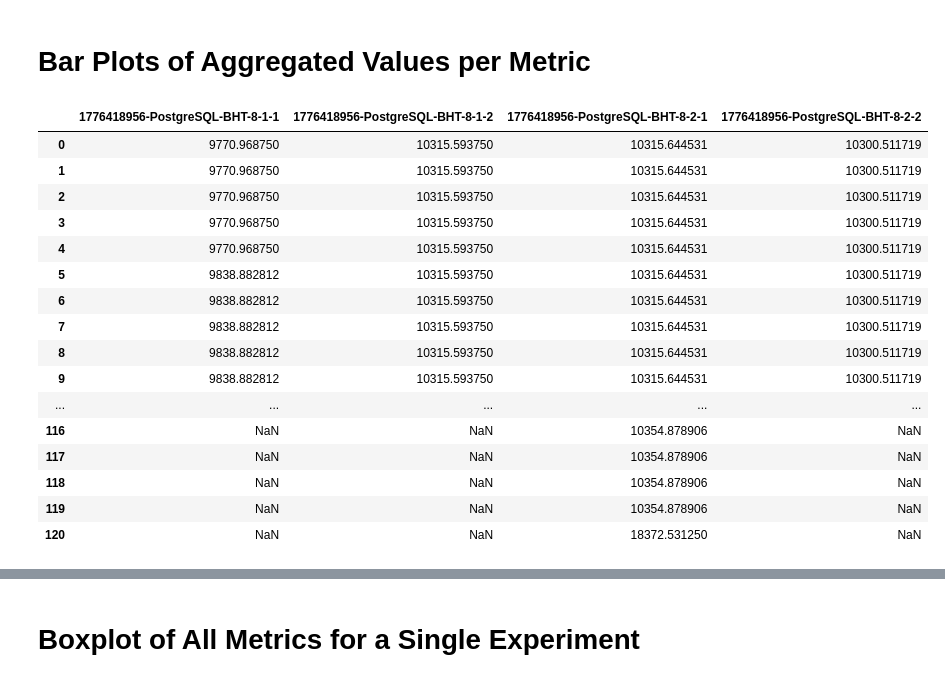
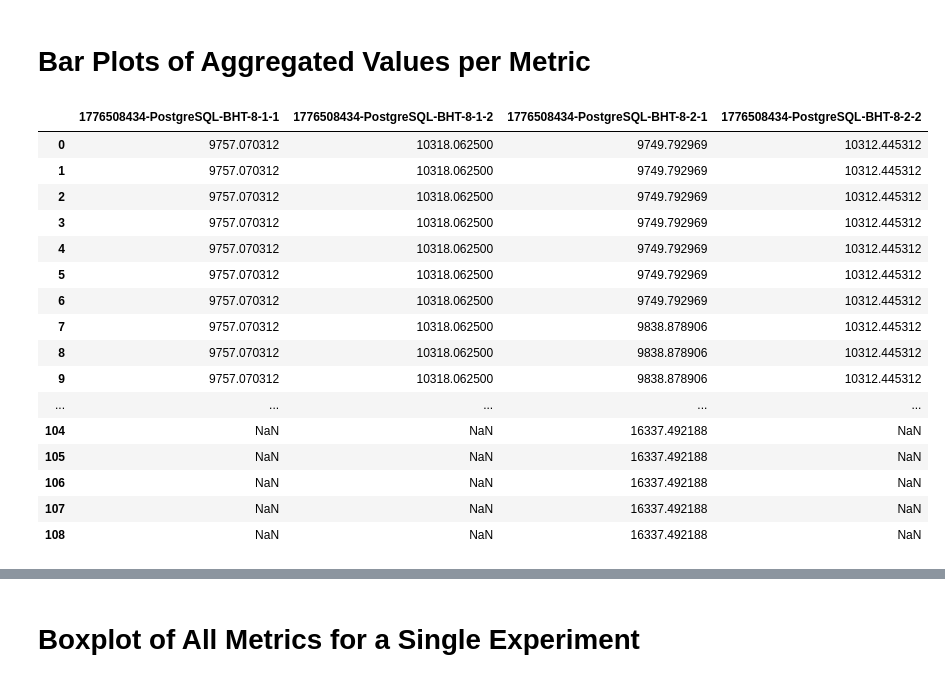
Before and after one commit to Beuth-Erdelt/Benchmark-Experiment-Host-Manager, a Jupyter notebook: dev/Collector-TPC-H.ipynb, the cells around one changed output, grey strips where cells are left out. Drawn from its saved outputs; the diff is of its cells as text; code cells hidden in the pictures.

```diff
--- a/dev/Collector-TPC-H.ipynb
+++ b/dev/Collector-TPC-H.ipynb
@@ -69,6 +69,8 @@
 import pandas as pd
 pd.set_option("display.max_rows", None)
 pd.set_option('display.max_colwidth', None)
+pd.options.display.max_columns = None
+pd.options.display.max_rows = None
 
 from bexhoma import collectors
 
@@ -80,15 +82,15 @@ from notebookutils import *
 # %% [markdown]
 # Collect Results
 # %%
-#path = r"D:\data\benchmarks"
-path = r"/data/benchmarks"
+path = r"D:\data\benchmarks"
+#path = r"/data/benchmarks"
 filename_prefix = "demo_"
 b_plot_save = False
 b_skip_plots = True
 # %%
 codes = [
-    "1776418956",
-    "1776420958"
+    "1776508434",
+    "1776550283"
 ]
 
 codes
@@ -163,6 +165,6 @@ df.T
 # %% [markdown]
 # Get Aggregated Metrics per SUT and per Experiment
 # %%
-df_performance = collect.get_monitoring_aggregated_per_connection("stream")
+df_performance = collect.get_monitoring_aggregated_per_phase("stream")
 df_performance.T
 # %% [output]
@@ -210,26 +212,26 @@ combine on index
 # %%
 metric = 'total_cpu_memory'
 code = codes[0]
-df = collect.get_monitoring_timeseries_per_connection(code, metric=metric)
+df = collect.get_monitoring_timeseries_per_phase(code, metric=metric)
 df.T
 # %% [output]
-|  | 1776418956-PostgreSQL-BHT-8-1-1 | 1776418956-PostgreSQL-BHT-8-1-2 | 1776418956-PostgreSQL-BHT-8-2-1 | 1776418956-PostgreSQL-BHT-8-2-2 |
-| 0 | 9770.968750 | 10315.593750 | 10315.644531 | 10300.511719 |
-| 1 | 9770.968750 | 10315.593750 | 10315.644531 | 10300.511719 |
-| 2 | 9770.968750 | 10315.593750 | 10315.644531 | 10300.511719 |
-| 3 | 9770.968750 | 10315.593750 | 10315.644531 | 10300.511719 |
-| 4 | 9770.968750 | 10315.593750 | 10315.644531 | 10300.511719 |
-| 5 | 9838.882812 | 10315.593750 | 10315.644531 | 10300.511719 |
-| 6 | 9838.882812 | 10315.593750 | 10315.644531 | 10300.511719 |
-| 7 | 9838.882812 | 10315.593750 | 10315.644531 | 10300.511719 |
-| 8 | 9838.882812 | 10315.593750 | 10315.644531 | 10300.511719 |
-| 9 | 9838.882812 | 10315.593750 | 10315.644531 | 10300.511719 |
+|  | 1776508434-PostgreSQL-BHT-8-1-1 | 1776508434-PostgreSQL-BHT-8-1-2 | 1776508434-PostgreSQL-BHT-8-2-1 | 1776508434-PostgreSQL-BHT-8-2-2 |
+| 0 | 9757.070312 | 10318.062500 | 9749.792969 | 10312.445312 |
+| 1 | 9757.070312 | 10318.062500 | 9749.792969 | 10312.445312 |
+| 2 | 9757.070312 | 10318.062500 | 9749.792969 | 10312.445312 |
+| 3 | 9757.070312 | 10318.062500 | 9749.792969 | 10312.445312 |
+| 4 | 9757.070312 | 10318.062500 | 9749.792969 | 10312.445312 |
+| 5 | 9757.070312 | 10318.062500 | 9749.792969 | 10312.445312 |
+| 6 | 9757.070312 | 10318.062500 | 9749.792969 | 10312.445312 |
+| 7 | 9757.070312 | 10318.062500 | 9838.878906 | 10312.445312 |
+| 8 | 9757.070312 | 10318.062500 | 9838.878906 | 10312.445312 |
+| 9 | 9757.070312 | 10318.062500 | 9838.878906 | 10312.445312 |
 | ... | ... | ... | ... | ... |
-| 116 | NaN | NaN | 10354.878906 | NaN |
-| 117 | NaN | NaN | 10354.878906 | NaN |
-| 118 | NaN | NaN | 10354.878906 | NaN |
-| 119 | NaN | NaN | 10354.878906 | NaN |
-| 120 | NaN | NaN | 18372.531250 | NaN |
+| 104 | NaN | NaN | 16337.492188 | NaN |
+| 105 | NaN | NaN | 16337.492188 | NaN |
+| 106 | NaN | NaN | 16337.492188 | NaN |
+| 107 | NaN | NaN | 16337.492188 | NaN |
+| 108 | NaN | NaN | 16337.492188 | NaN |
 # %%
 df_performance = collect.add_metadata(df)
 df_performance.T
```
Also changed, not shown: parts of 17 cells of this notebook, 4 other files.
